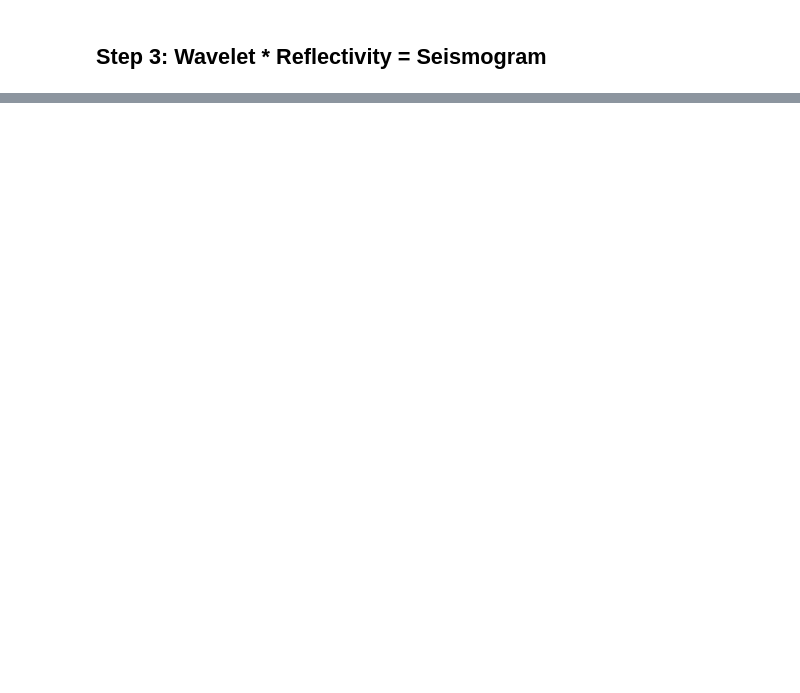
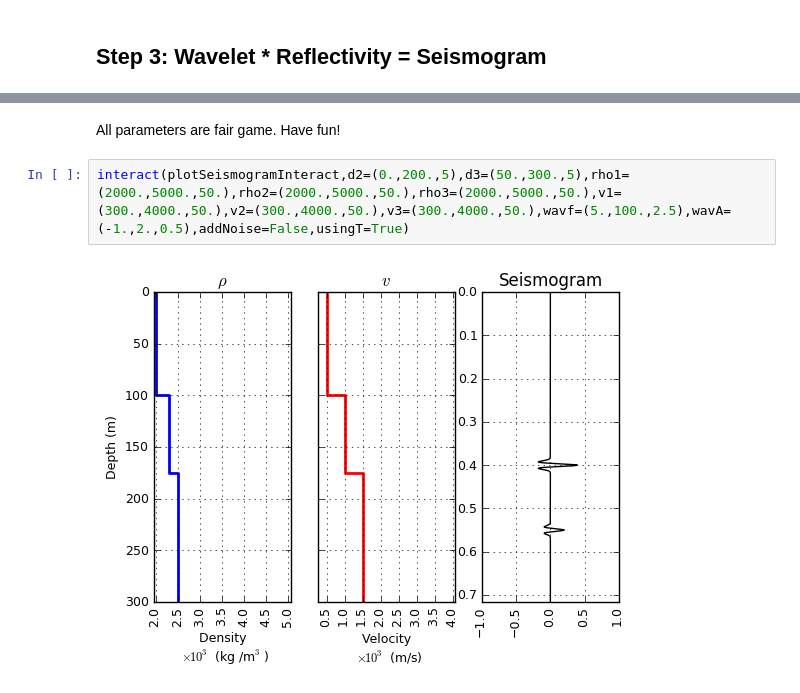
Before and after one commit to geoscixyz/geosci-labs, a Jupyter notebook: seismic/SyntheticSeismogram.ipynb, the cells around one changed output, grey strips where cells are left out. Saved outputs shown, nothing was run; the diff lists cells and outputs as text; blank space fills up the shorter version.

```diff
--- a/seismic/SyntheticSeismogram.ipynb
+++ b/seismic/SyntheticSeismogram.ipynb
@@ -93,0 +98,6 @@ plotSeismogram(d, rho, v, wavtyp, wavf, usingT)
+# %% [markdown]
+All parameters are fair game. Have fun!
+# %%
+interact(plotSeismogramInteract,d2=(0.,200.,5),d3=(50.,300.,5),rho1=(2000.,5000.,50.),rho2=(2000.,5000.,50.),rho3=(2000.,5000.,50.),v1=(300.,4000.,50.),v2=(300.,4000.,50.),v3=(300.,4000.,50.),wavf=(5.,100.,2.5),wavA=(-1.,2.,0.5),addNoise=False,usingT=True)
+# %% [output]
+[figure, added]
```
Also changed, not shown: parts of 14 cells of this notebook, 2 other files.
